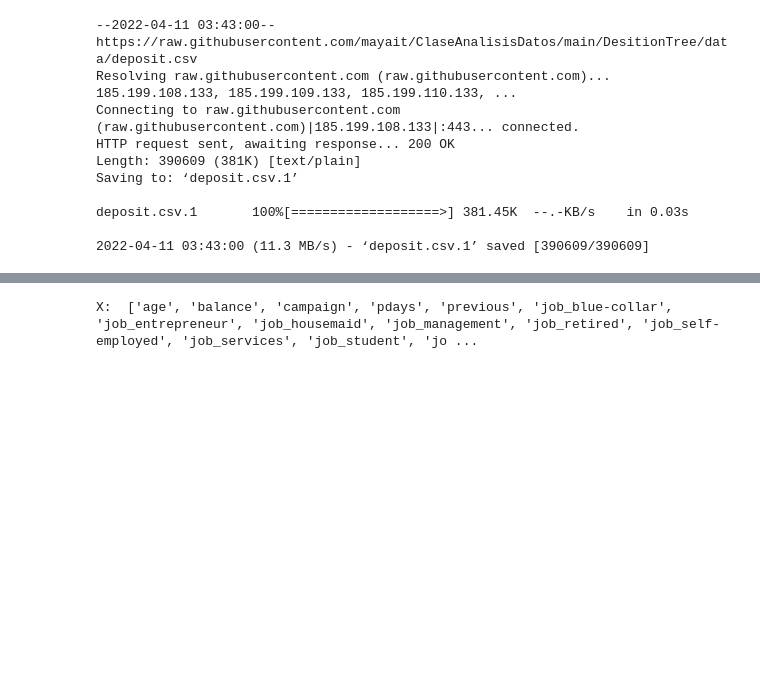
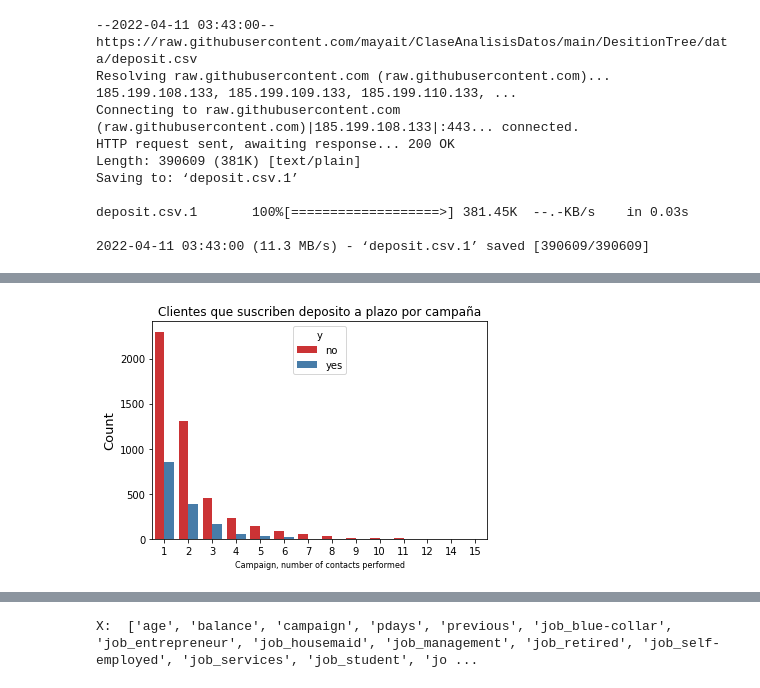
Before and after one commit to mayait/ClaseAnalisisDatos, a Jupyter notebook: DesitionTree/Desition_Tree_2.0.ipynb, the cells around one changed output, grey strips where cells are left out. Drawn from its saved outputs; the diff is of its cells as text; code cells hidden in the pictures; blank space fills up the shorter version.

```diff
--- a/DesitionTree/Desition_Tree_2.0.ipynb
+++ b/DesitionTree/Desition_Tree_2.0.ipynb
@@ -314,0 +177,8 @@ DecisionTreeClassifier(max_depth=4, max_leaf_nodes=5)
+# %%
+sns.countplot(x=df.campaign, hue=df.y, palette='Set1')
+plt.title('Clientes que suscriben deposito a plazo por campaña')
+plt.xlabel('Campaign, number of contacts performed', fontsize=8)
+plt.ylabel('Count', fontsize=13)
+plt.show()
+# %% [output]
+[figure, added]
```
Also changed, not shown: parts of 55 cells of this notebook.
